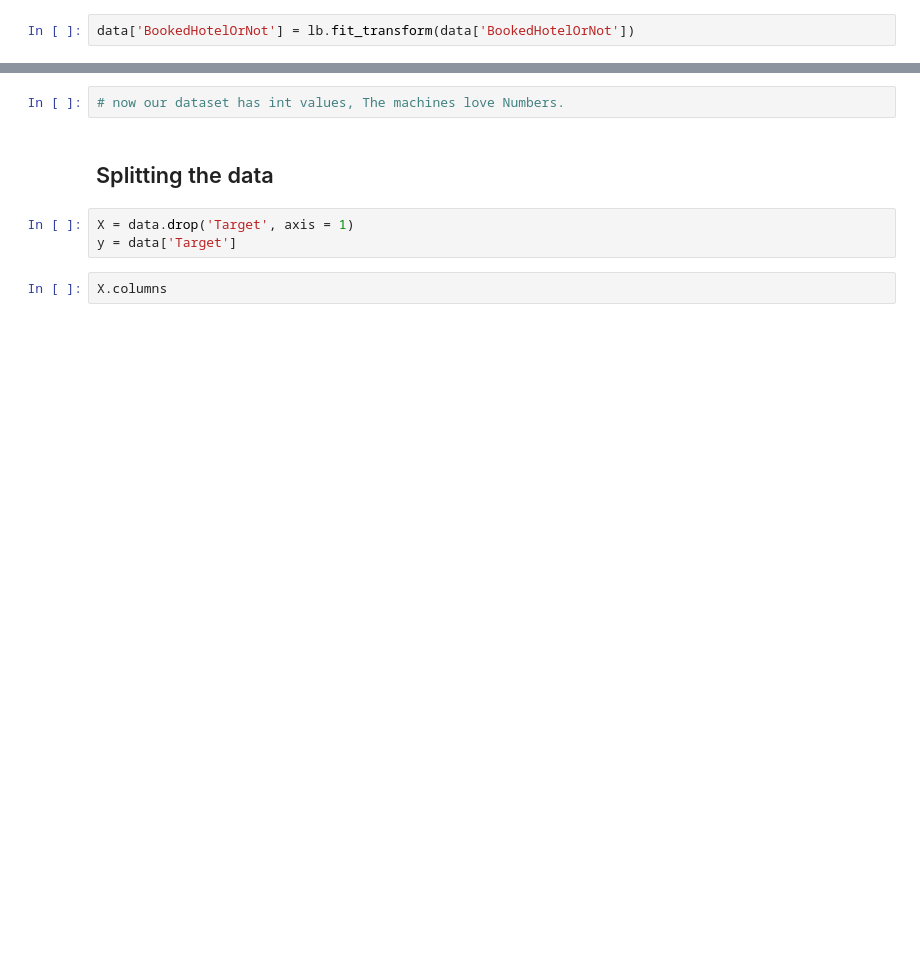
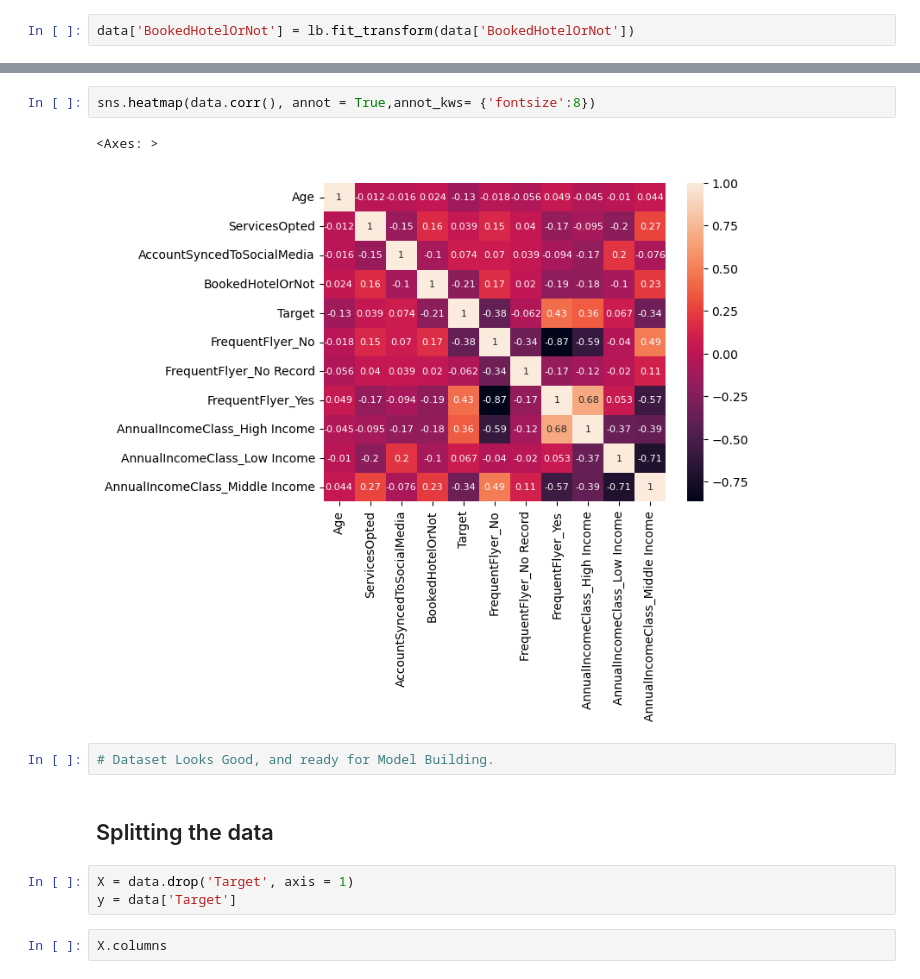
Before and after one commit to JTarakRam/Tour-Travels-Customer-Churn-Prediction, a Jupyter notebook: Customer_Churn_prediction/churn_prediction.ipynb, the cells around one changed output, grey strips where cells are left out. Cells and saved outputs as stored; diff of their text form; blank space fills up the shorter version.

```diff
--- a/Customer_Churn_prediction/churn_prediction.ipynb
+++ b/Customer_Churn_prediction/churn_prediction.ipynb
@@ -200,5 +285,10 @@ memory usage: 52.3 KB
-# %%
-# now our dataset has int values, The machines love Numbers.
+# %%
+sns.heatmap(data.corr(), annot = True,annot_kws= {'fontsize':8})
+# %% [output]
+<Axes: >
+[figure, added]
+# %%
+# Dataset Looks Good, and ready for Model Building.
 # %% [markdown]
 ## Splitting the data
 # %%
```
Also changed, not shown: parts of 70 cells of this notebook, 4 other files.
